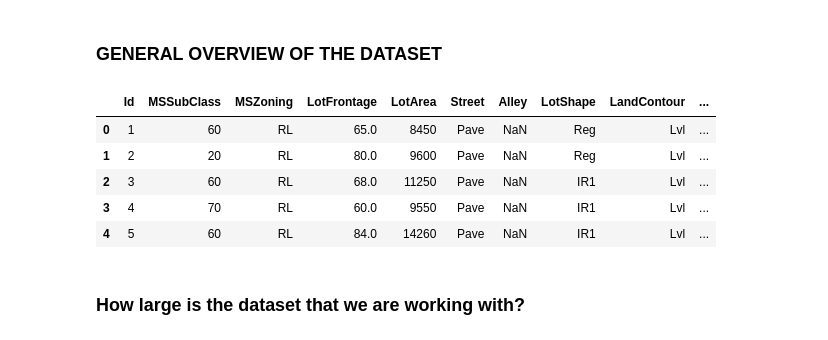
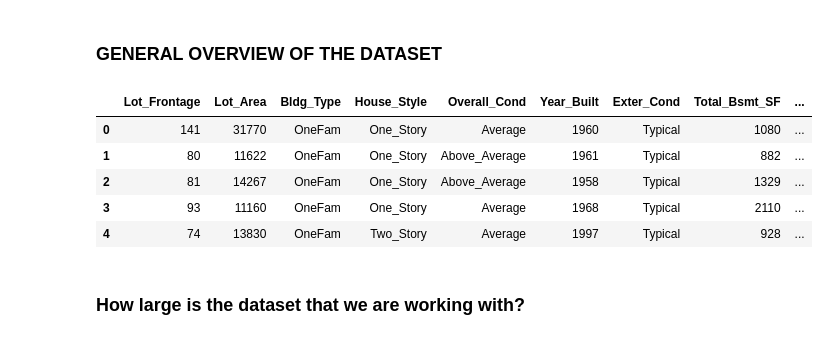
Before and after one commit to Sunday-Oladokun/Predictive-Modelling-Of-House-Prices-Using-Regression-Models, a Jupyter notebook: House Prices Prediction.ipynb, the cells around one changed output. Cells and saved outputs as stored; diff of their text form; code cells hidden in the pictures.

```diff
--- a/House Prices Prediction.ipynb
+++ b/House Prices Prediction.ipynb
@@ -57,0 +52,3 @@ test_df = pd.read_csv(r"C:\Users\antho\OneDrive\Documents\GitHub\House-Prices-Pr
+# %%
+# Import the data
+df = pd.read_csv(r"C:\Users\antho\OneDrive\Documents\GitHub\Project--Third-Semester-\housing.csv")
@@ -85,14 +88,14 @@ Feature engineering
 ### **GENERAL OVERVIEW OF THE DATASET**
 # %%
 # Check the first five rows
-train_df.head()
+df.head()
 # %% [output]
-|  | Id | MSSubClass | MSZoning | LotFrontage | LotArea | Street | Alley | LotShape | LandContour | ... |
-| 0 | 1 | 60 | RL | 65.0 | 8450 | Pave | NaN | Reg | Lvl | ... |
-| 1 | 2 | 20 | RL | 80.0 | 9600 | Pave | NaN | Reg | Lvl | ... |
-| 2 | 3 | 60 | RL | 68.0 | 11250 | Pave | NaN | IR1 | Lvl | ... |
-| 3 | 4 | 70 | RL | 60.0 | 9550 | Pave | NaN | IR1 | Lvl | ... |
-| 4 | 5 | 60 | RL | 84.0 | 14260 | Pave | NaN | IR1 | Lvl | ... |
+|  | Lot_Frontage | Lot_Area | Bldg_Type | House_Style | Overall_Cond | Year_Built | Exter_Cond | Total_Bsmt_SF | ... |
+| 0 | 141 | 31770 | OneFam | One_Story | Average | 1960 | Typical | 1080 | ... |
+| 1 | 80 | 11622 | OneFam | One_Story | Above_Average | 1961 | Typical | 882 | ... |
+| 2 | 81 | 14267 | OneFam | One_Story | Above_Average | 1958 | Typical | 1329 | ... |
+| 3 | 93 | 11160 | OneFam | One_Story | Average | 1968 | Typical | 2110 | ... |
+| 4 | 74 | 13830 | OneFam | Two_Story | Average | 1997 | Typical | 928 | ... |
 # %% [markdown]
 ### **How large is the dataset that we are working with?**
 # %%
```
Also changed, not shown: parts of 4 cells of this notebook.
